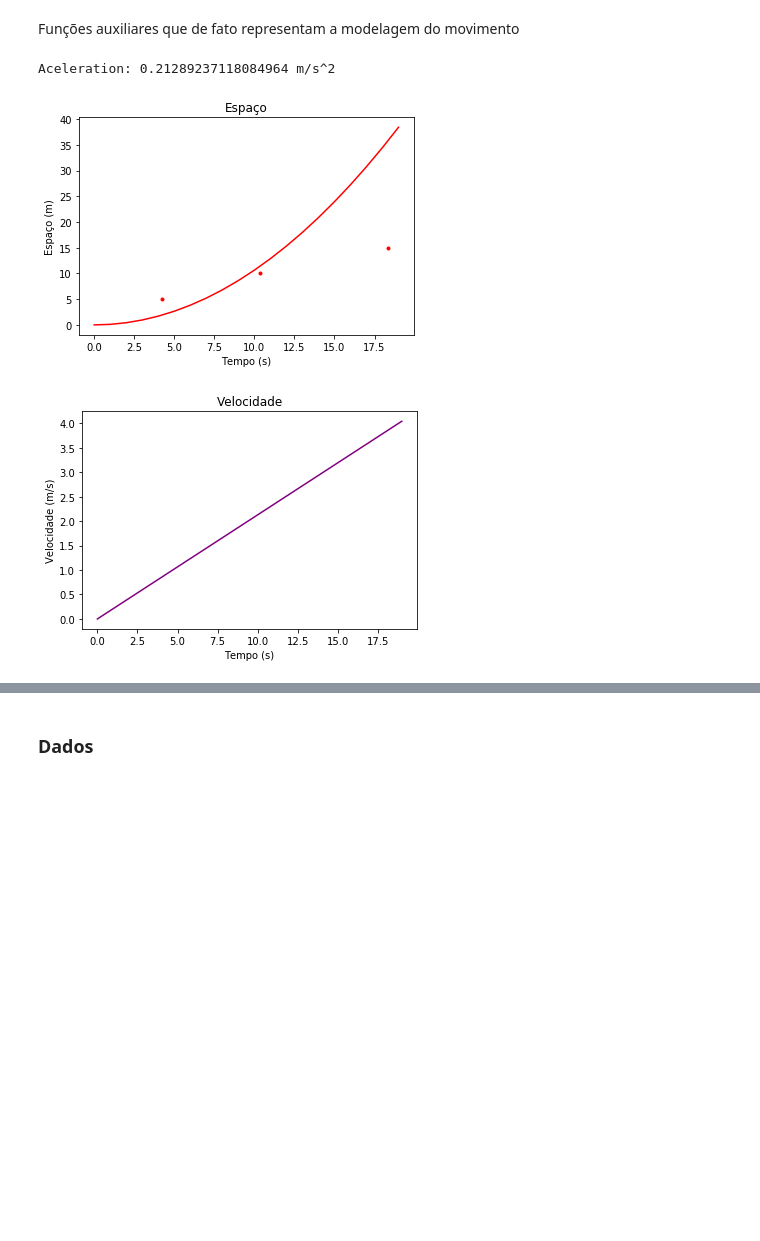
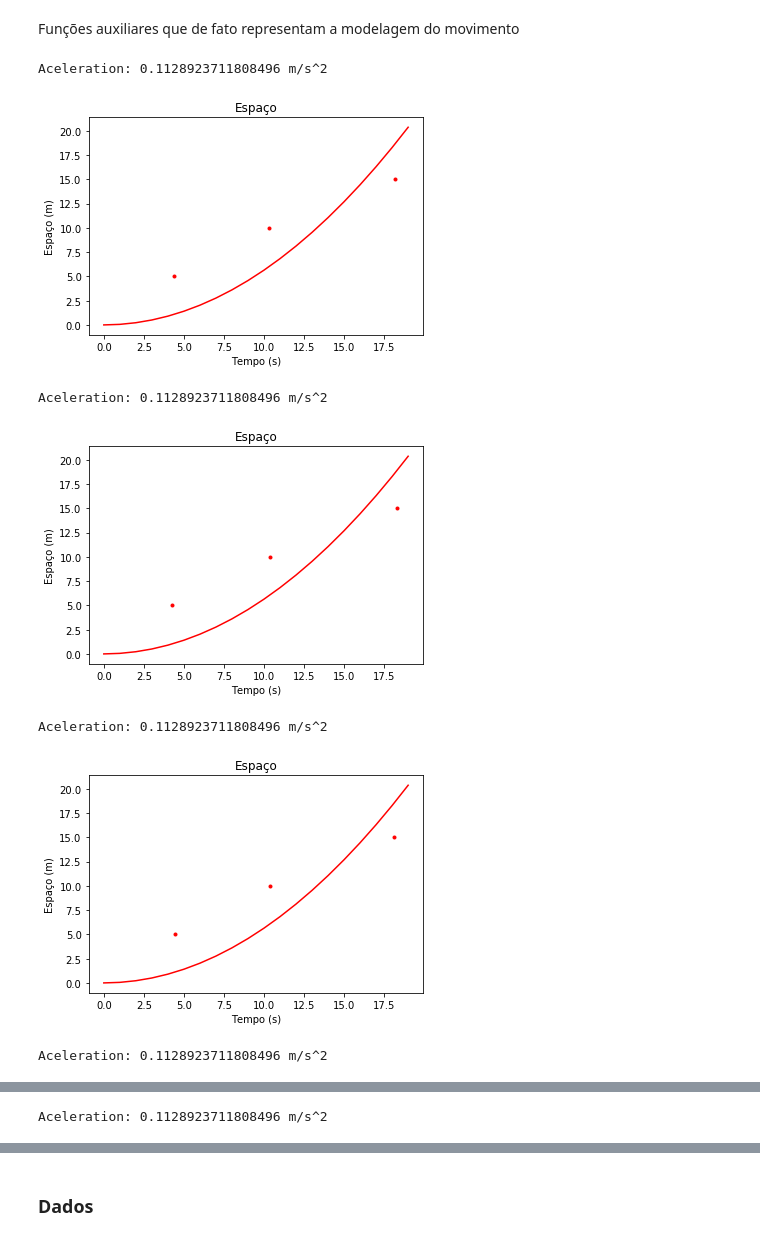
Before and after one commit to victorhmp/mac209, a Jupyter notebook: EP02/EP02-Relatorio.ipynb, the cells around one changed output, grey strips where cells are left out. Cells and saved outputs as stored; diff of their text form; code cells hidden in the pictures; blank space fills up the shorter version.

```diff
--- a/EP02/EP02-Relatorio.ipynb
+++ b/EP02/EP02-Relatorio.ipynb
@@ -55,7 +156,7 @@ def vel(dt):
     return ac()*dt
 
 # acceleration
-def ac(C = -0.3):
+def ac(C = -0.4):
     return (G*sin(Theta) + (C))
 
 def sT (t):
@@ -101,10 +202,15 @@ def setup_and_save_plot(title, xlabel="Tempo (s)", ylabel="Espaço (m)"):
     plt.show()
     plt.clf()
 # %%
-calc_plot(dataset, 2, [1, 4], 'red')
-setup_and_save_plot("Espaço")
+for i in range(5):
+    calc_plot(dataset, i+1, [1, 4], 'red')
+    setup_and_save_plot("Espaço")
 plot_vel()
 # %% [output]
-Aceleration: 0.21289237118084964 m/s^2
+Aceleration: 0.1128923711808496 m/s^2
-[figure, old version]
+[figure, new version]
+Aceleration: 0.1128923711808496 m/s^2
-[figure, old version]
+[figure, new version]
+Aceleration: 0.1128923711808496 m/s^2
+[figure, added]
+Aceleration: 0.1128923711808496 m/s^2
@@ -110,0 +218 @@ Aceleration: 0.21289237118084964 m/s^2
+Aceleration: 0.1128923711808496 m/s^2
```
Also changed, not shown: parts of 15 cells of this notebook.
